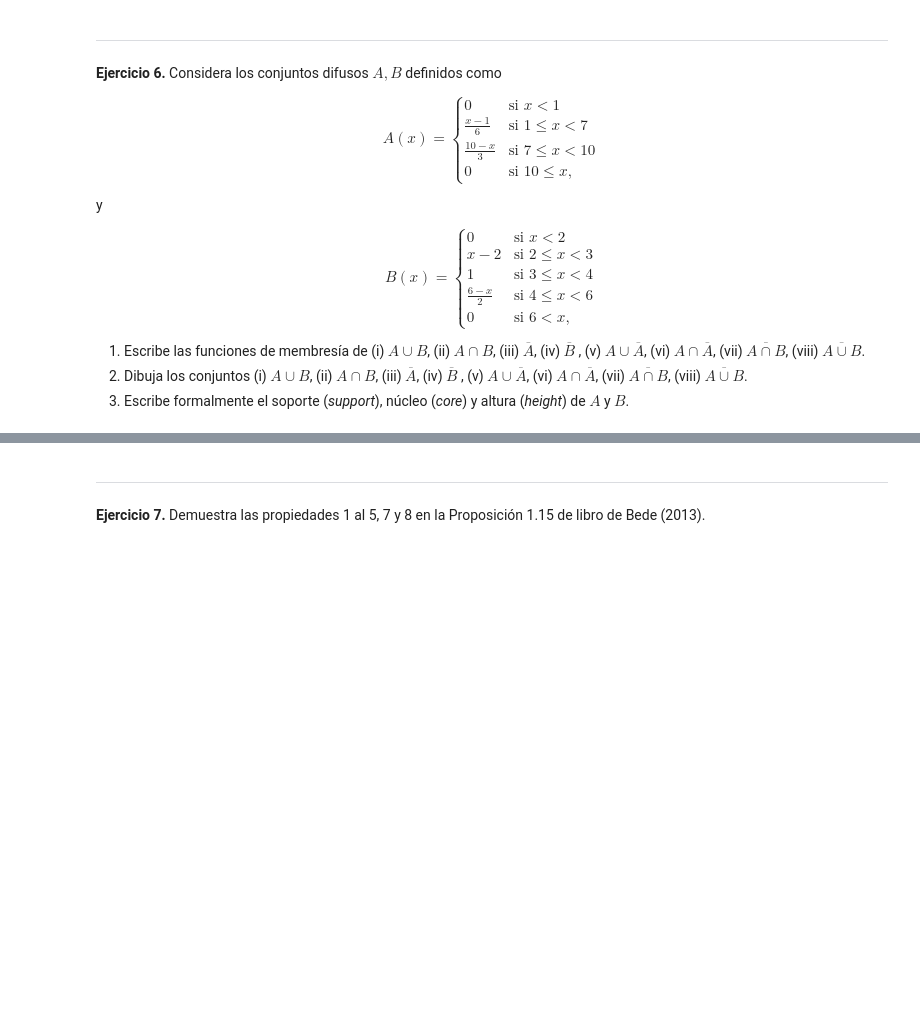
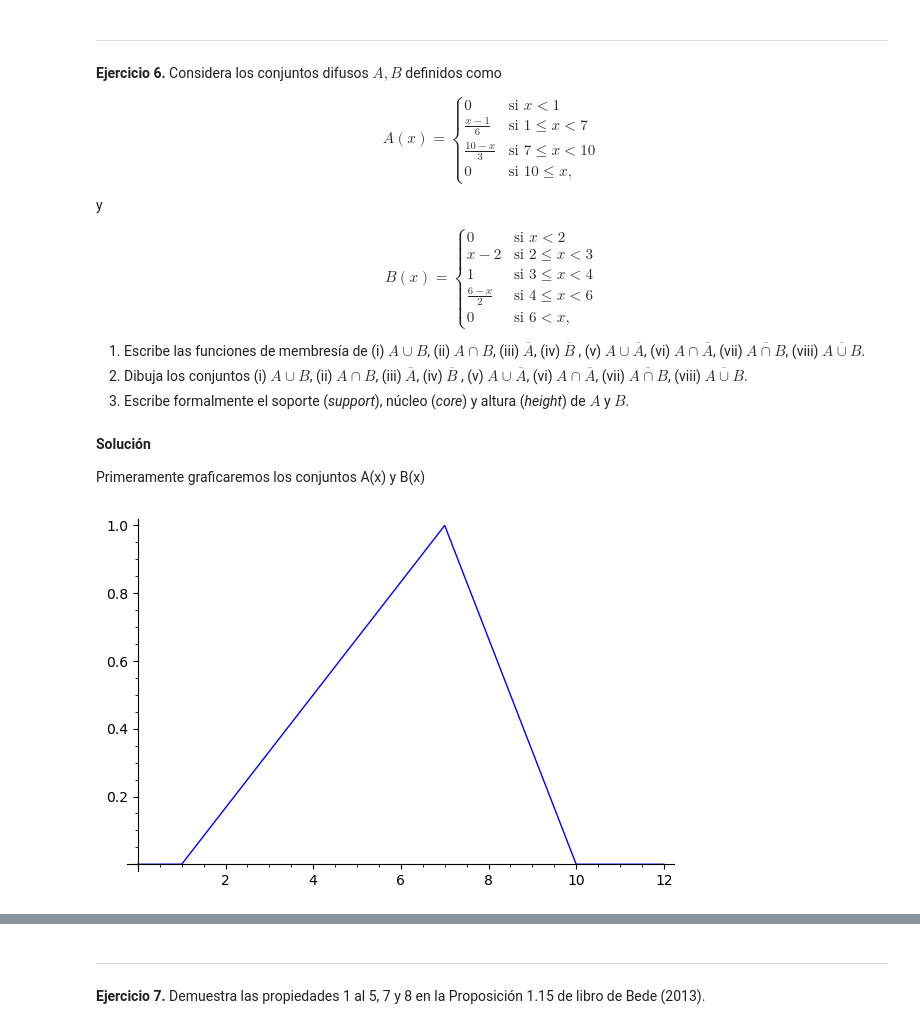
Before and after one commit to KeithMaxwell20/Notebook-Aplicada, a Jupyter notebook: ejercitario1.ipynb, the cells around one changed output, grey strips where cells are left out. Cells and saved outputs as stored; diff of their text form; code cells hidden in the pictures; blank space fills up the shorter version.

```diff
--- a/ejercitario1.ipynb
+++ b/ejercitario1.ipynb
@@ -244,3 +244,7 @@ $$
 1. Escribe las funciones de membresía de (i) $A\cup B$, (ii) $A\cap B$, (iii) $\overline A$, (iv) $\overline B$ , (v) $A\cup \overline A$, (vi) $A\cap \overline A$, (vii) $\overline{A\cap B}$, (viii) $\overline{A\cup B}$.
 2. Dibuja los conjuntos (i) $A\cup B$, (ii) $A\cap B$, (iii) $\overline A$, (iv) $\overline B$ , (v) $A\cup \overline A$, (vi) $A\cap \overline A$, (vii) $\overline{A\cap B}$, (viii) $\overline{A\cup B}$.
 3. Escribe formalmente el soporte (*support*), núcleo (*core*) y altura (*height*) de $A$ y $B$.
+# %% [markdown]
+**Solución**
+
+Primeramente graficaremos los conjuntos A(x) y B(x)
@@ -246,0 +264,6 @@ $$
+# %%
+#Graficar función A
+grafico1=piecewise([((0,1),A_1(x)), ((1, 7),A_2(x)), ((7,10),A_3(x)), ((10,12), A_4(x))])
+grafico1.plot(x,0,12)
+# %% [output]
+[figure, added]
```
Also changed, not shown: parts of 23 cells of this notebook.
